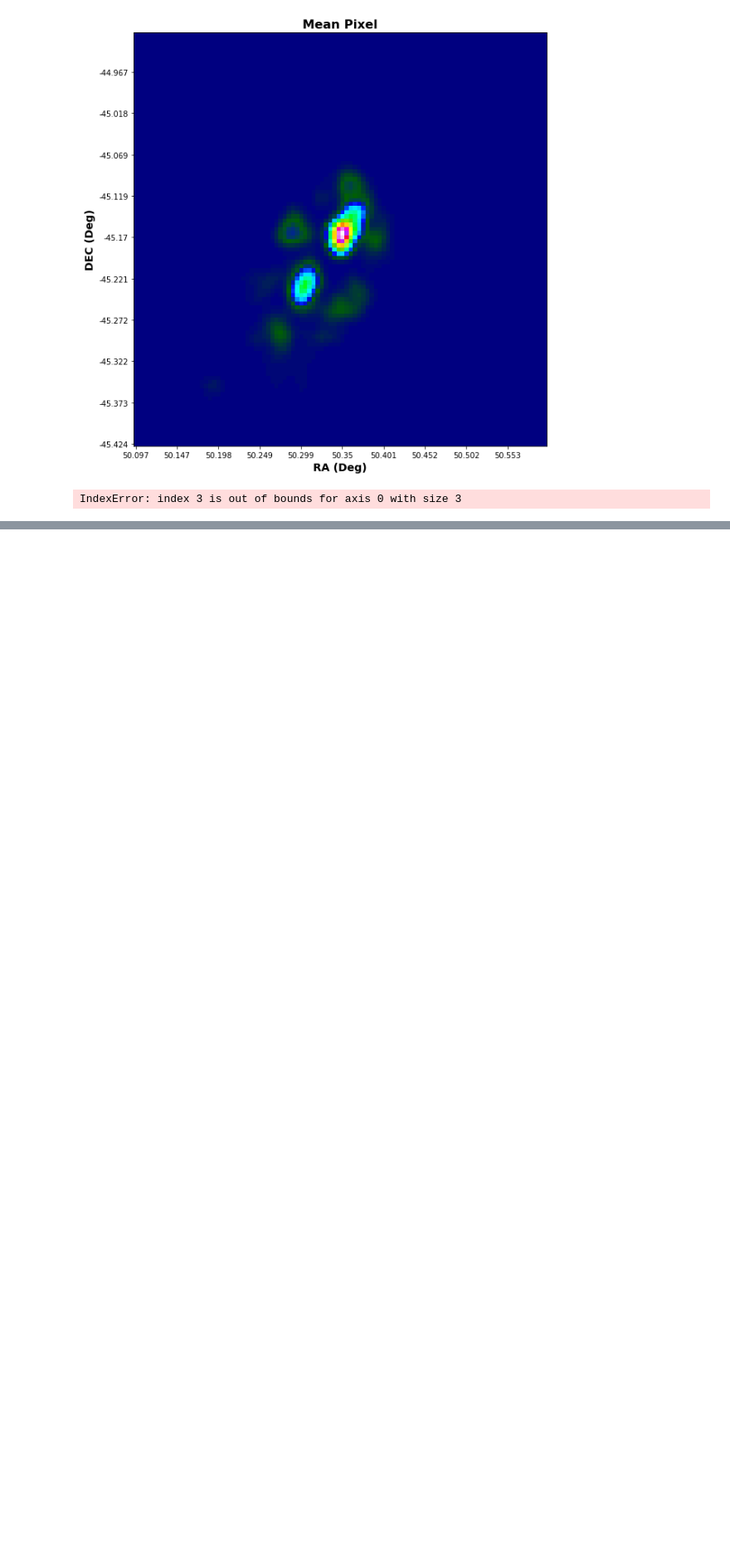
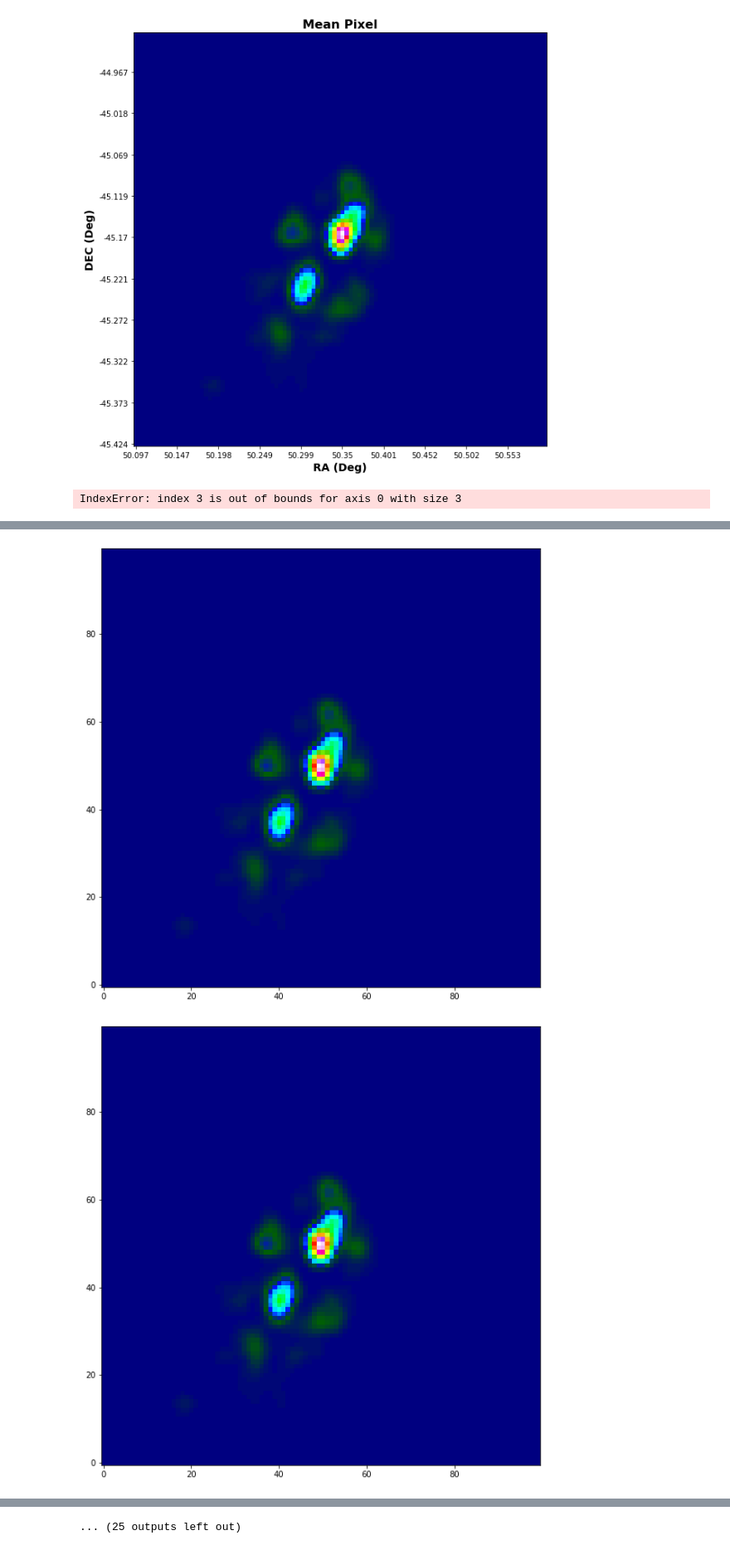
Before and after one commit to kelceydavis33/Source_Matching, a Jupyter notebook: GLEAM_p37.ipynb, the cells around one changed output, grey strips where cells are left out. Shown at 83% size. Drawn from its saved outputs; the diff is of its cells as text; code cells hidden in the pictures; blank space fills up the shorter version.

```diff
--- a/GLEAM_p37.ipynb
+++ b/GLEAM_p37.ipynb
@@ -2244,0 +2300,20 @@ new_smoothed_image = np.median(datacube, axis = 0)
+# %%
+shifts = []
+datacube = None
+
+for x in range(len(obs_data)):
+    shift, error, diffphase = register_translation(obs_data[x], data)
+    shifts.append(shift)
+    obs_data[x] = np.roll(obs_data[x], shift)
+
+
+
+
+for img in range(len(obs_data)):
+    shifted_obs = np.expand_dims(obs_data[img], axis = 0)
+    if datacube is None:
+        datacube = shifted_obs
+    else:
+        datacube = np.vstack((datacube, shifted_obs))
+
+new_smoothed_image = np.median(datacube, axis = 0)
@@ -2244,0 +2324,8 @@ new_smoothed_image = np.median(datacube, axis = 0)
+# %%
+for im in range(len(obs_data)):
+    plt.imshow(obs_data[im], origin = 'lower', cmap = 'gist_ncar')
+   # plt.savefig('atest{}.png'.format(im))
+    plt.figure()
+# %% [output]
+[figure, added]
+[figure, added]
@@ -2245,3 +2342,4 @@ new_smoothed_image = np.median(datacube, axis = 0)
+... (25 outputs left out)
 # %%
 plt.imshow(new_smoothed_image, origin = 'lower', cmap = 'gist_ncar')
 # %%
```
Also changed, not shown: parts of 17 cells of this notebook.
